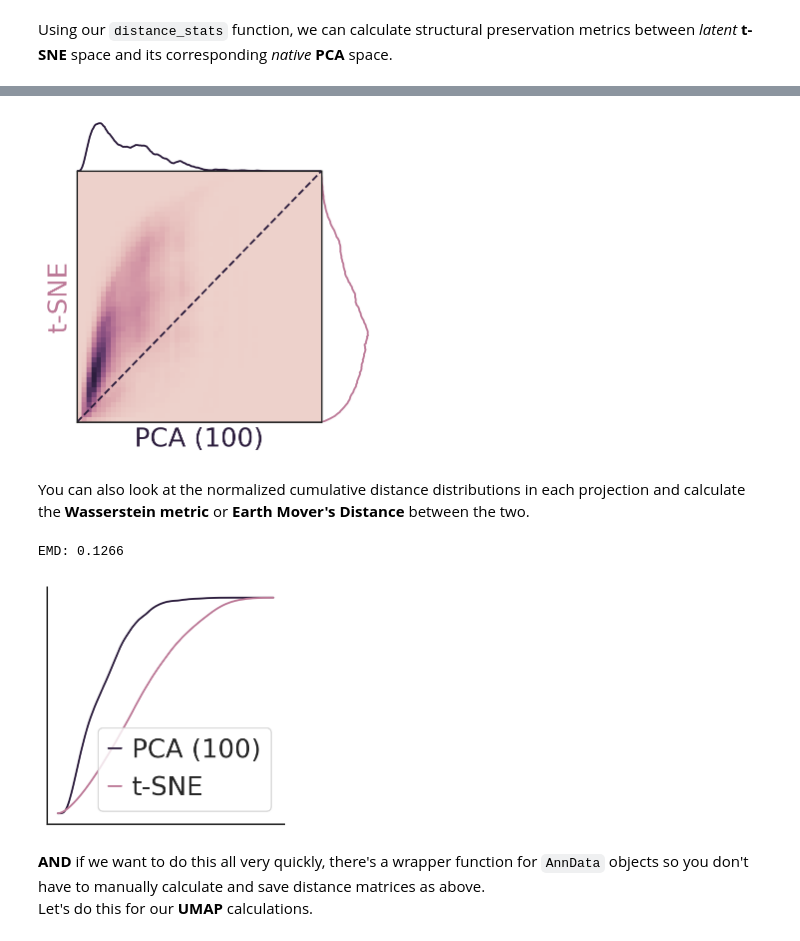
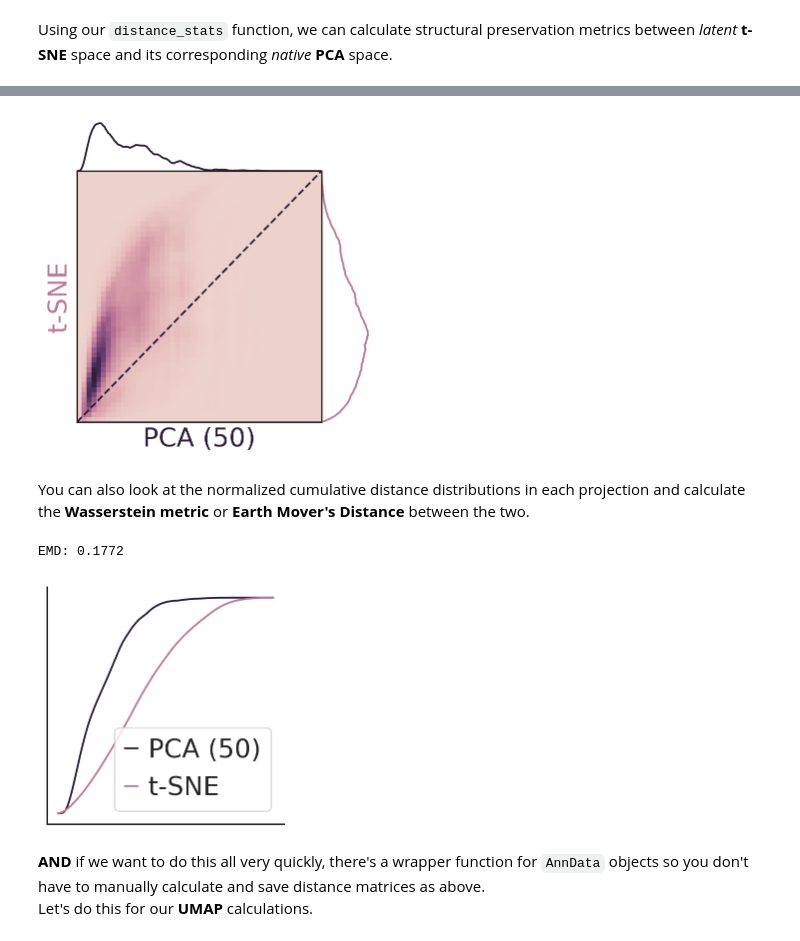
Before and after one commit to bobchen1701/STAR_Protocol, a Jupyter notebook: DR_analysis.ipynb, the cells around one changed output, grey strips where cells are left out. Drawn from its saved outputs; the diff is of its cells as text; code cells hidden in the pictures.

```diff
--- a/DR_analysis.ipynb
+++ b/DR_analysis.ipynb
@@ -137,17 +136,17 @@ R: 0.616
 EMD: 0.1772
 Knn Pres. (%): 97.6365
 # %%
-SP_plot(pre_norm=pca_dist, post_norm=tsne_dist, labels=["PCA (100)","t-SNE"]).joint_plot_distance_correlation(save_to="figures/tsne_joint.png")
+SP_plot(pre_norm=pca_dist, post_norm=tsne_dist, labels=["PCA (50)","t-SNE"]).joint_plot_distance_correlation(save_to="figures/tsne_joint.png")
 # %% [output]
-[figure, old version]
+[figure, new version]
 # %% [markdown]
 You can also look at the normalized cumulative distance distributions in each projection and calculate the __Wasserstein metric__ or __Earth Mover's Distance__ between the two.
 # %%
-SP_plot(pre_norm=pca_dist, post_norm=tsne_dist, labels=["PCA (100)","t-SNE"], figsize=(3,3)).plot_cumulative_distributions(save_to="figures/tsne_dist.png")
+SP_plot(pre_norm=pca_dist, post_norm=tsne_dist, labels=["PCA (50)","t-SNE"], figsize=(3,3)).plot_cumulative_distributions(save_to="figures/tsne_dist.png")
 print("EMD: {}".format(round(EMD,4)))
 # %% [output]
-EMD: 0.1266
+EMD: 0.1772
-[figure, old version]
+[figure, new version]
 # %% [markdown]
 __AND__ if we want to do this all very quickly, there's a wrapper function for `AnnData` objects so you don't have to manually calculate and save distance matrices as above.
 Let's do this for our __UMAP__ calculations.
```
Also changed, not shown: parts of 30 cells of this notebook.
